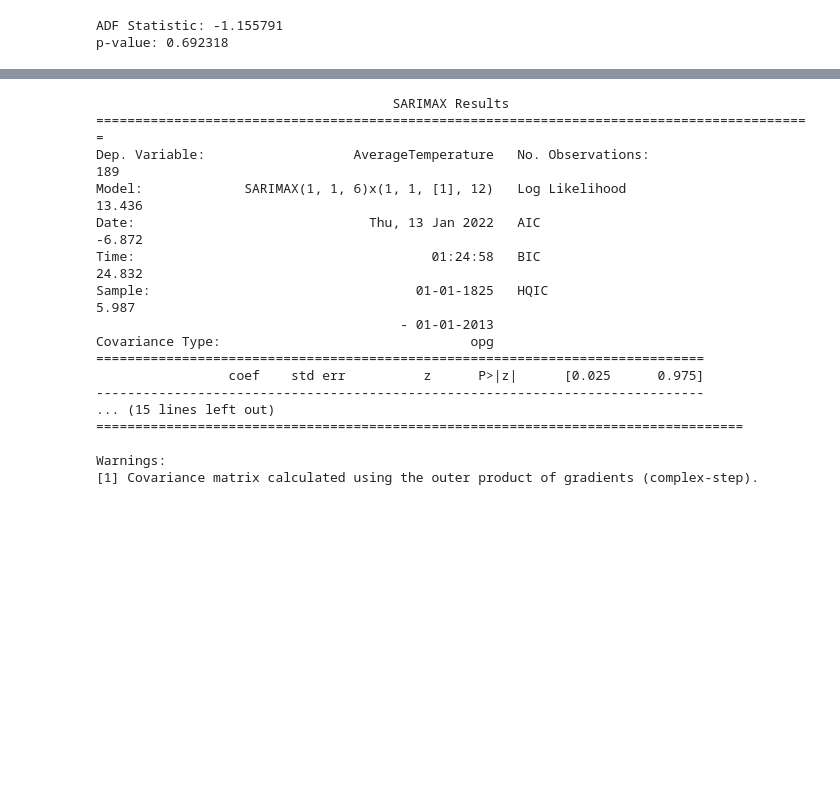
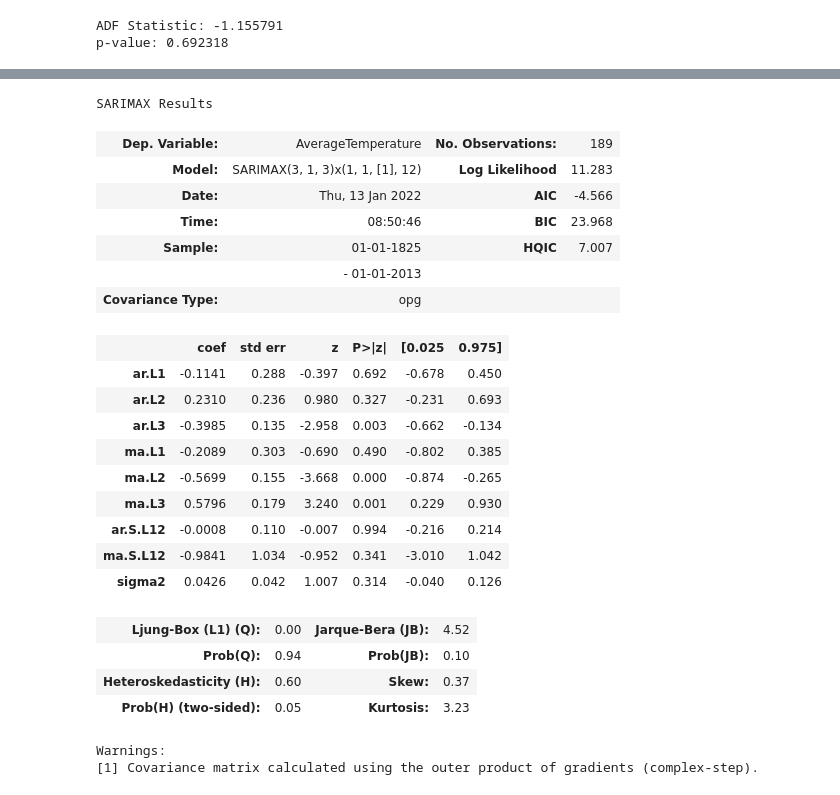
Before and after one commit to EdwardMatthew/Climate-Forecasting, a Jupyter notebook: Analysis/averageTempTrend.ipynb, the cells around one changed output, grey strips where cells are left out. Cells and saved outputs as stored; diff of their text form; code cells hidden in the pictures; blank space fills up the shorter version.

```diff
--- a/Analysis/averageTempTrend.ipynb
+++ b/Analysis/averageTempTrend.ipynb
@@ -132,27 +132,34 @@ results_df
 64 rows × 2 columns
 # %%
-# according to the test above, the best model is the 116 model
-model = SARIMAX(filtered, order=(1,1,6), seasonal_order=(1,1,1,12))
+# according to the test above, the best model is the 313 model
+model = SARIMAX(filtered, order=(3,1,3), seasonal_order=(1,1,1,12))
 model_fit = model.fit()
-print(model_fit.summary())
+model_fit.summary()
 # %% [output]
-                                      SARIMAX Results
-============================================================================================
-Dep. Variable:                   AverageTemperature   No. Observations:                  189
-Model:             SARIMAX(1, 1, 6)x(1, 1, [1], 12)   Log Likelihood                  13.436
-Date:                              Thu, 13 Jan 2022   AIC                             -6.872
-Time:                                      01:24:58   BIC                             24.832
-Sample:                                  01-01-1825   HQIC                             5.987
-                                       - 01-01-2013
-Covariance Type:                                opg
-==============================================================================
-                 coef    std err          z      P>|z|      [0.025      0.975]
-------------------------------------------------------------------------------
-... (15 lines left out)
-===================================================================================
-
-Warnings:
-[1] Covariance matrix calculated using the outer product of gradients (complex-step).
+SARIMAX Results
+| Dep. Variable: | AverageTemperature | No. Observations: | 189 |
+| Model: | SARIMAX(3, 1, 3)x(1, 1, [1], 12) | Log Likelihood | 11.283 |
+| Date: | Thu, 13 Jan 2022 | AIC | -4.566 |
+| Time: | 08:50:46 | BIC | 23.968 |
+| Sample: | 01-01-1825 | HQIC | 7.007 |
+|  | - 01-01-2013 |  |  |
+| Covariance Type: | opg |  |  |
+|  | coef | std err | z | P>|z| | [0.025 | 0.975] |
+| ar.L1 | -0.1141 | 0.288 | -0.397 | 0.692 | -0.678 | 0.450 |
+| ar.L2 | 0.2310 | 0.236 | 0.980 | 0.327 | -0.231 | 0.693 |
+| ar.L3 | -0.3985 | 0.135 | -2.958 | 0.003 | -0.662 | -0.134 |
+| ma.L1 | -0.2089 | 0.303 | -0.690 | 0.490 | -0.802 | 0.385 |
+| ma.L2 | -0.5699 | 0.155 | -3.668 | 0.000 | -0.874 | -0.265 |
+| ma.L3 | 0.5796 | 0.179 | 3.240 | 0.001 | 0.229 | 0.930 |
+| ar.S.L12 | -0.0008 | 0.110 | -0.007 | 0.994 | -0.216 | 0.214 |
+| ma.S.L12 | -0.9841 | 1.034 | -0.952 | 0.341 | -3.010 | 1.042 |
+| sigma2 | 0.0426 | 0.042 | 1.007 | 0.314 | -0.040 | 0.126 |
+| Ljung-Box (L1) (Q): | 0.00 | Jarque-Bera (JB): | 4.52 |
+| Prob(Q): | 0.94 | Prob(JB): | 0.10 |
+| Heteroskedasticity (H): | 0.60 | Skew: | 0.37 |
+| Prob(H) (two-sided): | 0.05 | Kurtosis: | 3.23 |
+Warnings:
+[1] Covariance matrix calculated using the outer product of gradients (complex-step).
 # %%
 # residuals plot
 model_fit.plot_diagnostics(figsize=(12, 10))
```
Also changed, not shown: parts of 5 cells of this notebook, 3 other files.
